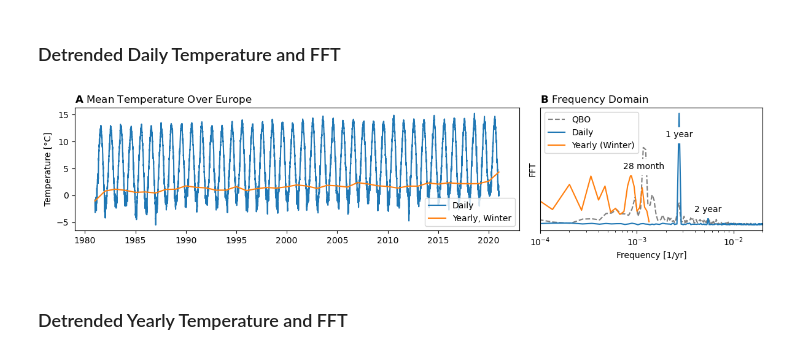
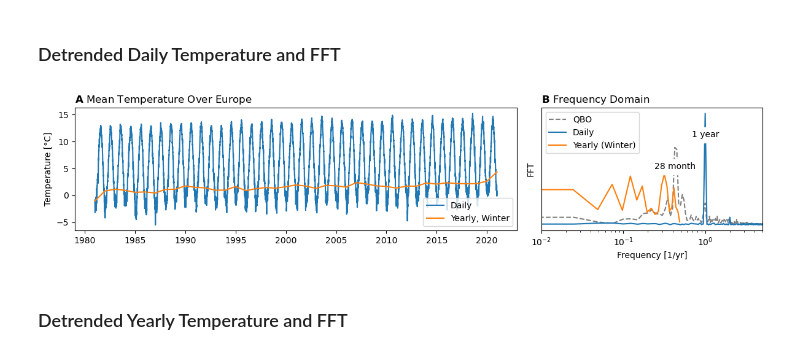
Before and after one commit to david-strahl/quasibi-europe, a Jupyter notebook: code/Untitled.ipynb, the cells around one changed output. Saved outputs shown, nothing was run; the diff lists cells and outputs as text; code cells hidden in the pictures.

```diff
--- a/code/Untitled.ipynb
+++ b/code/Untitled.ipynb
@@ -60,41 +60,40 @@ fig, axs = plt.subplots(1, 2, figsize=(12, 3), gridspec_kw={"width_ratios": [2,
 
 plt.subplot(121)
 plt.plot(ds_daily.time, ds_daily - 278, label="Daily")
 plt.plot(pd.date_range(start="1980", freq="1Y", periods=41), winter - 278, label="Yearly, Winter")
 plt.ylabel("Temperature [°C]")
 plt.legend()
 plt.title(r"$\bf{A}$ Mean Temperature Over Europe", loc="left")
 
 ds_daily = sp.signal.detrend(ds_daily.to_numpy().flatten())
 winter   = sp.signal.detrend(winter.to_numpy().flatten())
 
 winter[0]  = 0
 winter[-1] = 0
 
 ds_daily = (ds_daily - ds_daily.mean())/ds_daily.std()
 winter   = (winter - winter.mean())/winter.std()
 
 plt.subplot(122)
-plt.magnitude_spectrum(qbo, Fs=12/365, label="QBO", ls="--", c="gray")
-plt.magnitude_spectrum(ds_daily, Fs=1, label="Daily")
-plt.magnitude_spectrum(winter, Fs=1/365, label="Yearly (Winter)")
+plt.magnitude_spectrum(qbo, Fs=12, label="QBO", ls="--", c="gray")
+plt.magnitude_spectrum(ds_daily, Fs=365, label="Daily")
+plt.magnitude_spectrum(winter, Fs=1, label="Yearly (Winter)")
 
 plt.semilogx()
-plt.text(1/365, 0.55 ,"1 year", ha="center", backgroundcolor="white")
-plt.text(2/365, 0.08 ,"2 year", ha="center", backgroundcolor="white")
-plt.text(1/(365*28/12), 0.35 ,"28 month", ha="center", backgroundcolor="white")
-plt.xlim([1e-4, 2e-2])
+plt.text(1, 0.55 ,"1 year", ha="center", backgroundcolor="white")
+plt.text(12/28, 0.35 ,"28 month", ha="center", backgroundcolor="white")
+plt.xlim([1e-2, 5e0])
 plt.yticks([])
 plt.ylabel("FFT")
 plt.xlabel("Frequency [1/yr]")
 plt.title(r"$\bf{B}$ Frequency Domain", loc="left")
 plt.legend()
 
 plt.tight_layout()
 plt.savefig("../plots/timeseries.pdf", bbox_inches="tight")
 plt.show()
 # %% [output]
-[figure, old version]
+[figure, new version]
 # %% [markdown]
 ### Detrended Yearly Temperature and FFT
 # %%
```
Also changed, not shown: 8 other files.
